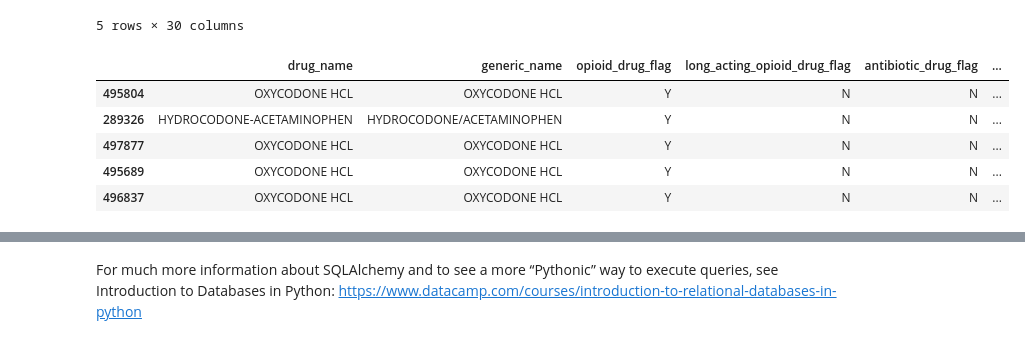
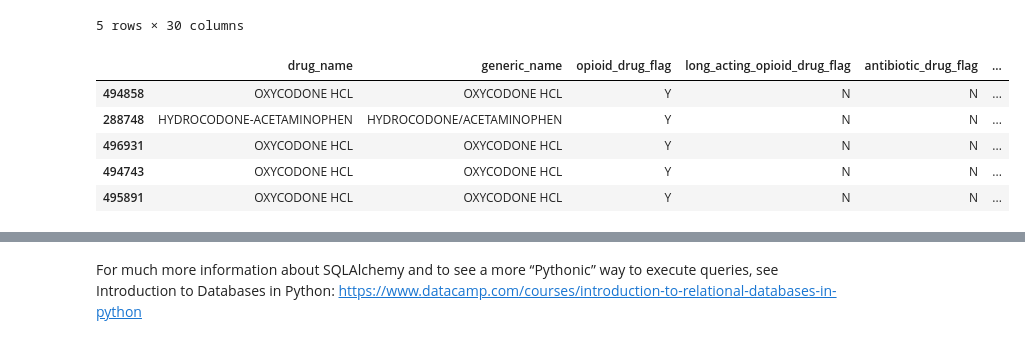
Before and after one commit to NSS-Data-Analytics-Cohort-12/prescribers-python-da12-v2-pandamore, a Jupyter notebook: notebooks/prescribers.ipynb, the cells around one changed output, grey strips where cells are left out. Saved outputs shown, nothing was run; the diff lists cells and outputs as text; code cells hidden in the pictures.

```diff
--- a/notebooks/prescribers.ipynb
+++ b/notebooks/prescribers.ipynb
@@ -110,14 +114,14 @@ combo_df.head()
 5 rows × 30 columns
 # %%
 frames = [opioid,people]
-combo_2 = pd.merge(opioid,people, on ='drug_name', how='left')
+combo_2 = pd.merge(opioid,people, on ='drug_name', how='inner')
 op_df = combo_2.loc[combo_2["opioid_drug_flag"] == 'Y']
 op_df_sorted = op_df.sort_values('total_claim_count', ascending = False)
 op_df_sorted.head()
 # %% [output]
 |  | drug_name | generic_name | opioid_drug_flag | long_acting_opioid_drug_flag | antibiotic_drug_flag | ... |
-| 495804 | OXYCODONE HCL | OXYCODONE HCL | Y | N | N | ... |
-| 289326 | HYDROCODONE-ACETAMINOPHEN | HYDROCODONE/ACETAMINOPHEN | Y | N | N | ... |
-| 497877 | OXYCODONE HCL | OXYCODONE HCL | Y | N | N | ... |
-| 495689 | OXYCODONE HCL | OXYCODONE HCL | Y | N | N | ... |
-| 496837 | OXYCODONE HCL | OXYCODONE HCL | Y | N | N | ... |
+| 494858 | OXYCODONE HCL | OXYCODONE HCL | Y | N | N | ... |
+| 288748 | HYDROCODONE-ACETAMINOPHEN | HYDROCODONE/ACETAMINOPHEN | Y | N | N | ... |
+| 496931 | OXYCODONE HCL | OXYCODONE HCL | Y | N | N | ... |
+| 494743 | OXYCODONE HCL | OXYCODONE HCL | Y | N | N | ... |
+| 495891 | OXYCODONE HCL | OXYCODONE HCL | Y | N | N | ... |
```
Also changed, not shown: parts of 9 cells of this notebook.
